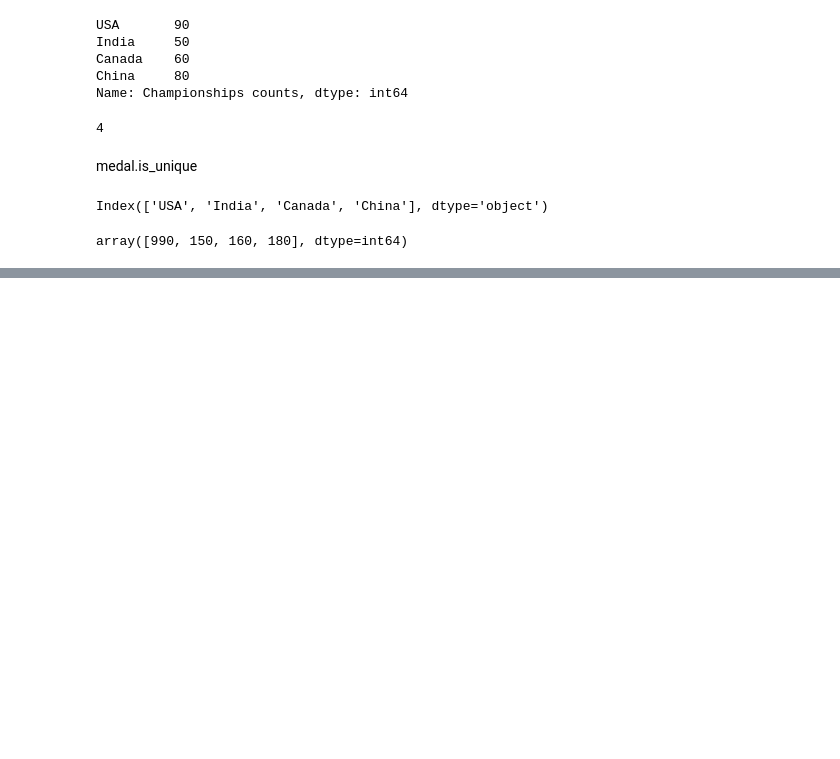
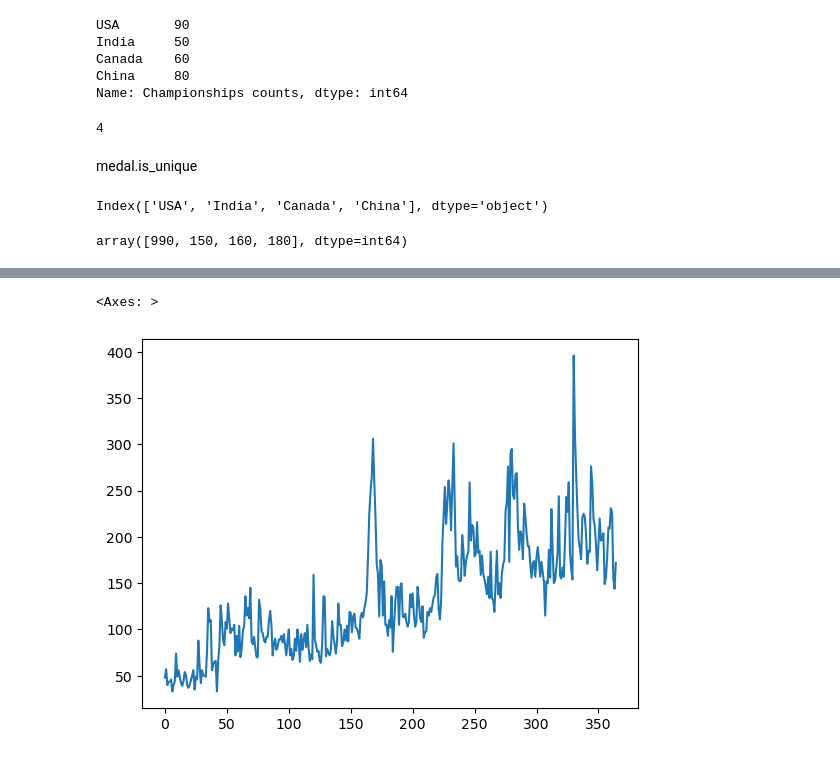
Before and after one commit to Jkhattak/DSMP, a Jupyter notebook: Panda/panda.ipynb, the cells around one changed output, grey strips where cells are left out. Cells and saved outputs as stored; diff of their text form; code cells hidden in the pictures; blank space fills up the shorter version.

```diff
--- a/Panda/panda.ipynb
+++ b/Panda/panda.ipynb
@@ -42,0 +107,5 @@ array([990, 150, 160, 180], dtype=int64)
+# %%
+subs = pd.read_csv('subs.csv')
+
+if len(subs.columns) ==1:
+    subs = subs.squeeze('columns')
@@ -42,0 +412,5 @@ array([990, 150, 160, 180], dtype=int64)
+# %%
+subs.plot()
+# %% [output]
+<Axes: >
+[figure, added]
```
Also changed, not shown: parts of 44 cells of this notebook.
